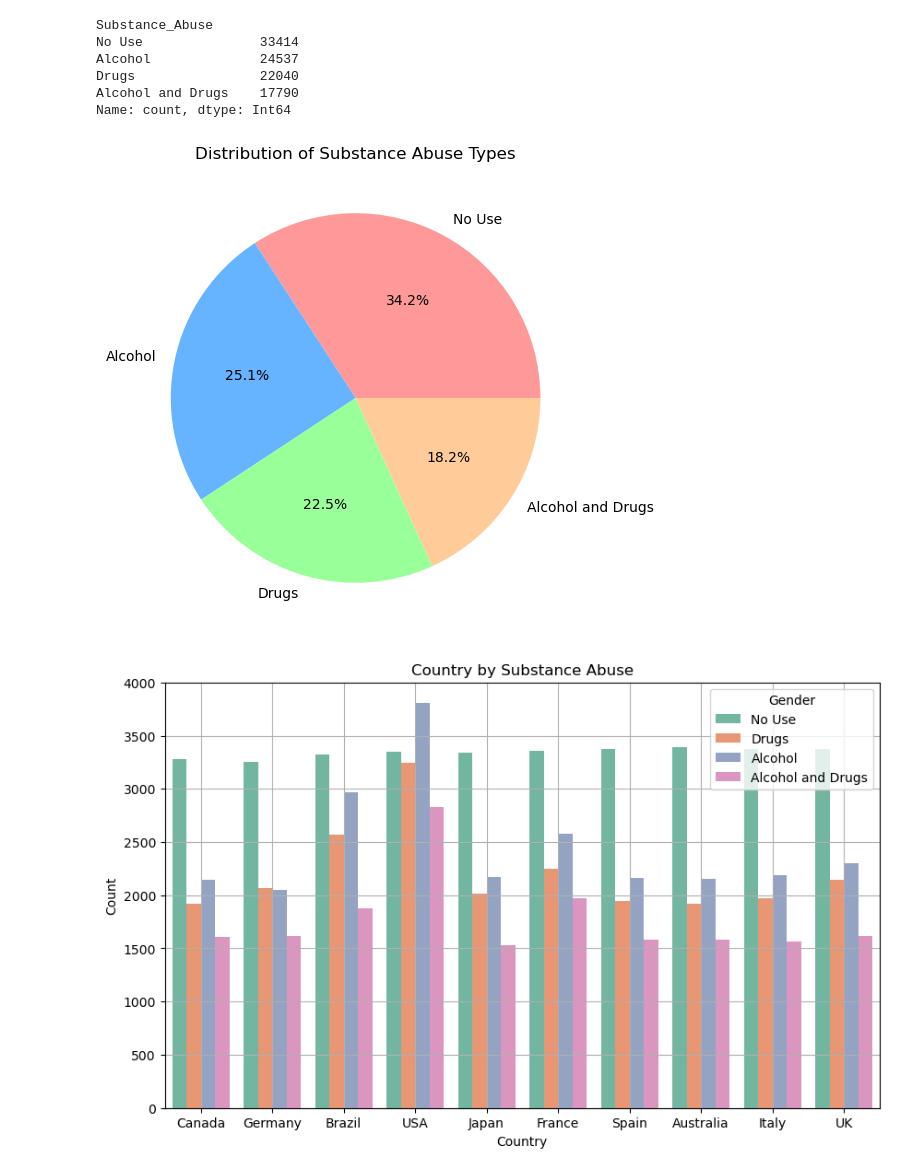
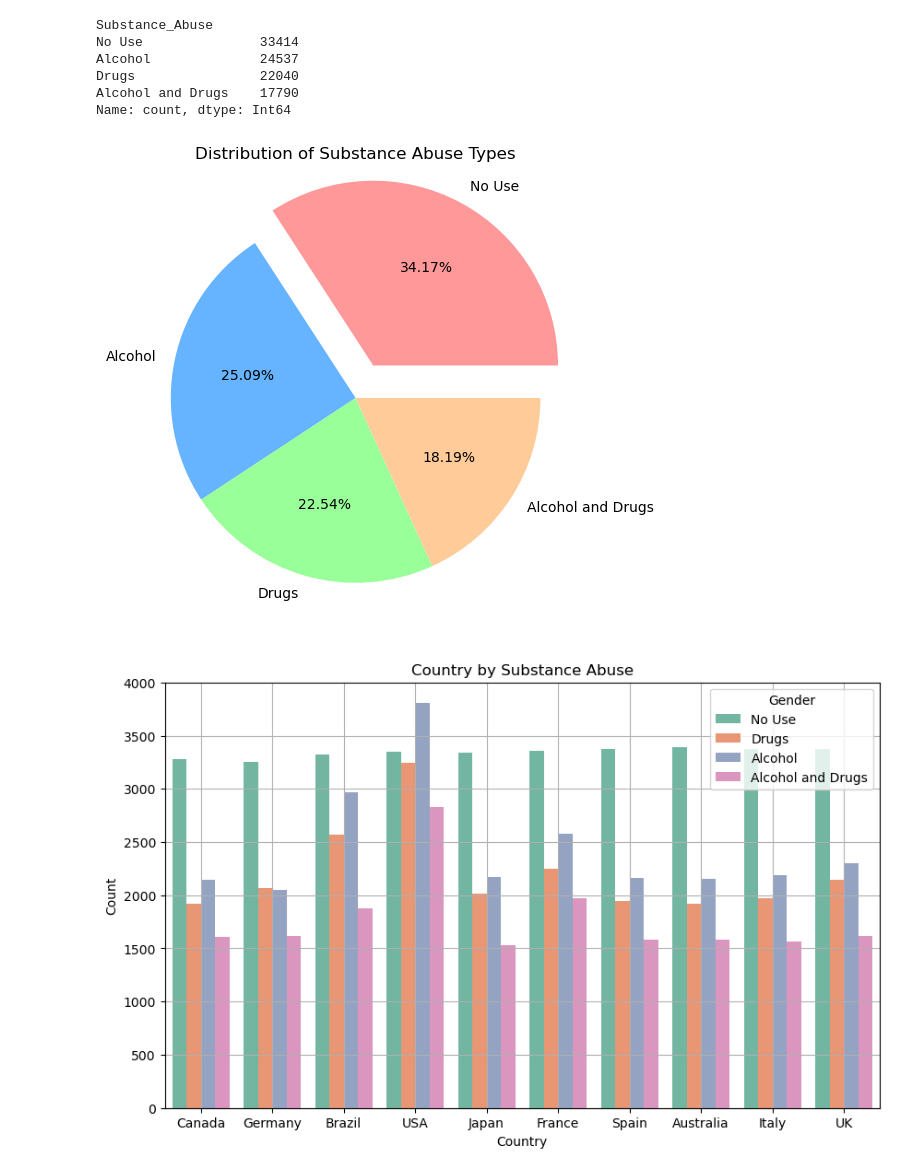
Before and after one commit to HafezAghili/drug-and-alcohol-abuse---data-analysis, a Jupyter notebook: Drug and alcohol abuse - data analysis.ipynb, the cells around one changed output. Cells and saved outputs as stored; diff of their text form; code cells hidden in the pictures.

```diff
--- a/Drug and alcohol abuse - data analysis.ipynb
+++ b/Drug and alcohol abuse - data analysis.ipynb
@@ -408,12 +408,13 @@ Name: count, dtype: Int64
 # %%
 # pie chart
 plt.figure(figsize=(10, 6))
-substance_counts.plot.pie(autopct='%1.1f%%', colors=['#ff9999','#66b3ff','#99ff99','#ffcc99'])
+myexplode = [0.2, 0, 0, 0] # Explode
+substance_counts.plot.pie(autopct='%1.2f%%', colors=['#ff9999','#66b3ff','#99ff99','#ffcc99'], explode = myexplode)
 plt.title('Distribution of Substance Abuse Types')
 plt.ylabel('')
 plt.show()
 # %% [output]
-[figure, old version]
+[figure, new version]
 # %%
 # bar plot
 plt.figure(figsize=(10, 6))
```
Also changed, not shown: parts of 10 cells of this notebook.
